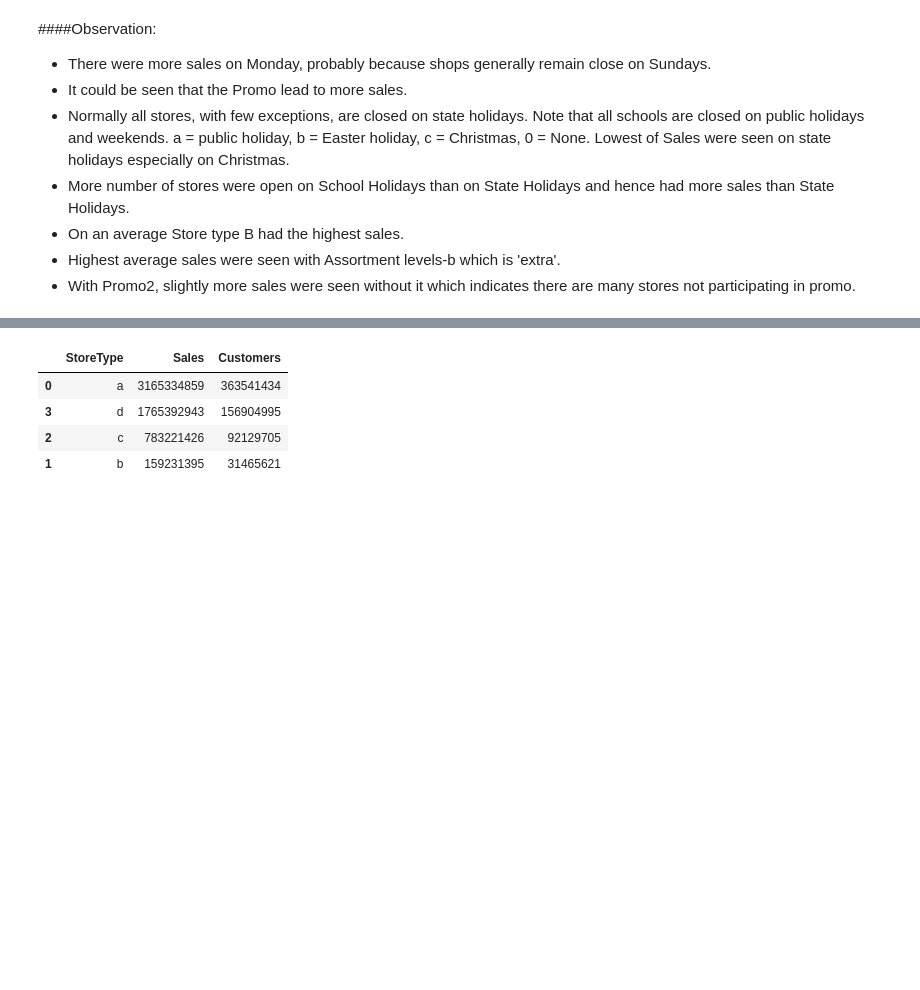
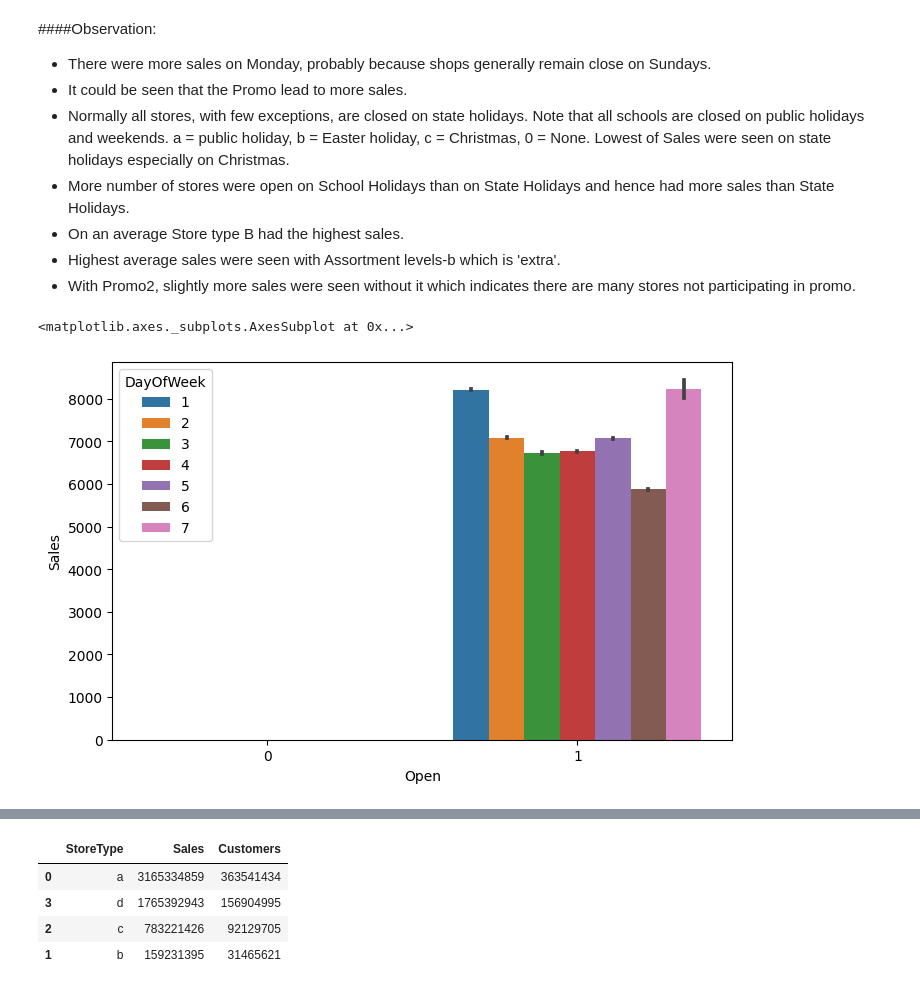
Before and after one commit to vithika-karan/Retail-Sales-Prediction, a Jupyter notebook: Rossmann_Sales_Prediction_Vithika_Karan.ipynb, the cells around one changed output, grey strips where cells are left out. Cells and saved outputs as stored; diff of their text form; code cells hidden in the pictures; blank space fills up the shorter version.

```diff
--- a/Rossmann_Sales_Prediction_Vithika_Karan.ipynb
+++ b/Rossmann_Sales_Prediction_Vithika_Karan.ipynb
@@ -325,5 +338,12 @@ for value in categorical_variables:
 * On an average Store type B had the highest sales.
 * Highest average sales were seen with Assortment levels-b which is 'extra'.
 * With Promo2, slightly more sales were seen without it which indicates there are many stores not participating in promo.
+# %%
+#let's see open and storetype relationship
+#this indicates that Open suggests that whether the store was open or closed for refurbishment and not acc to weekdays or holidays
+sns.barplot(x=df["Open"],y=df['Sales'],hue=df["DayOfWeek"])
+# %% [output]
+<matplotlib.axes._subplots.AxesSubplot at 0x...>
+[figure, added]
 # %%
 #Lets see open, how many shops are open on which days
```
Also changed, not shown: parts of 35 cells of this notebook.
